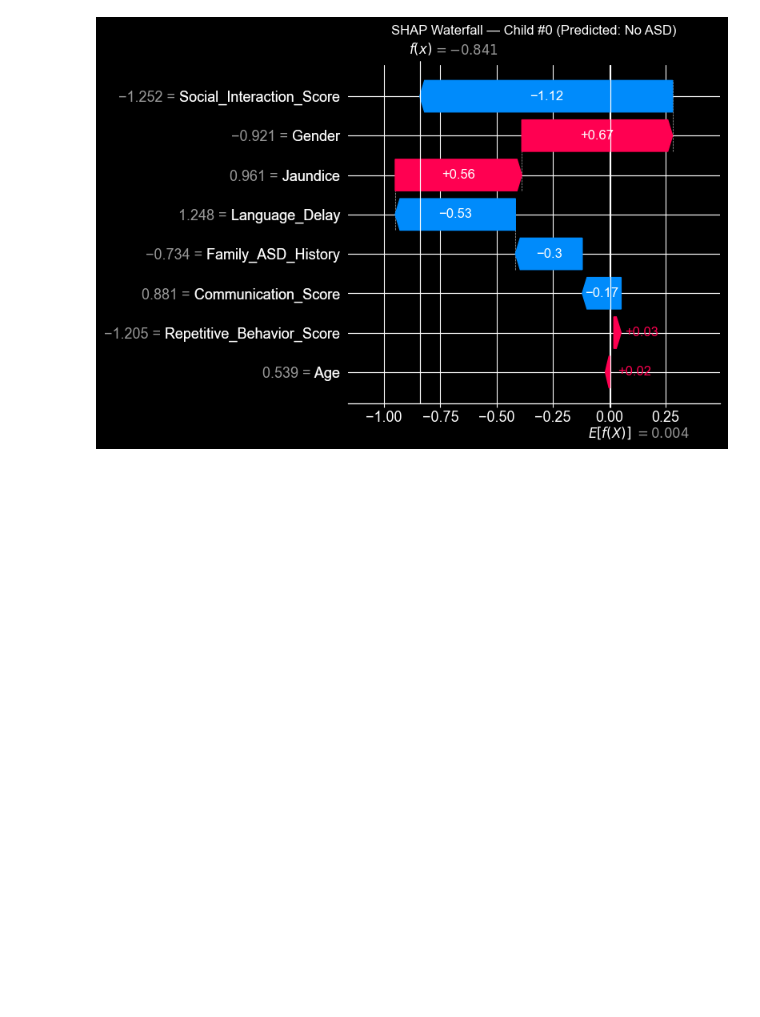
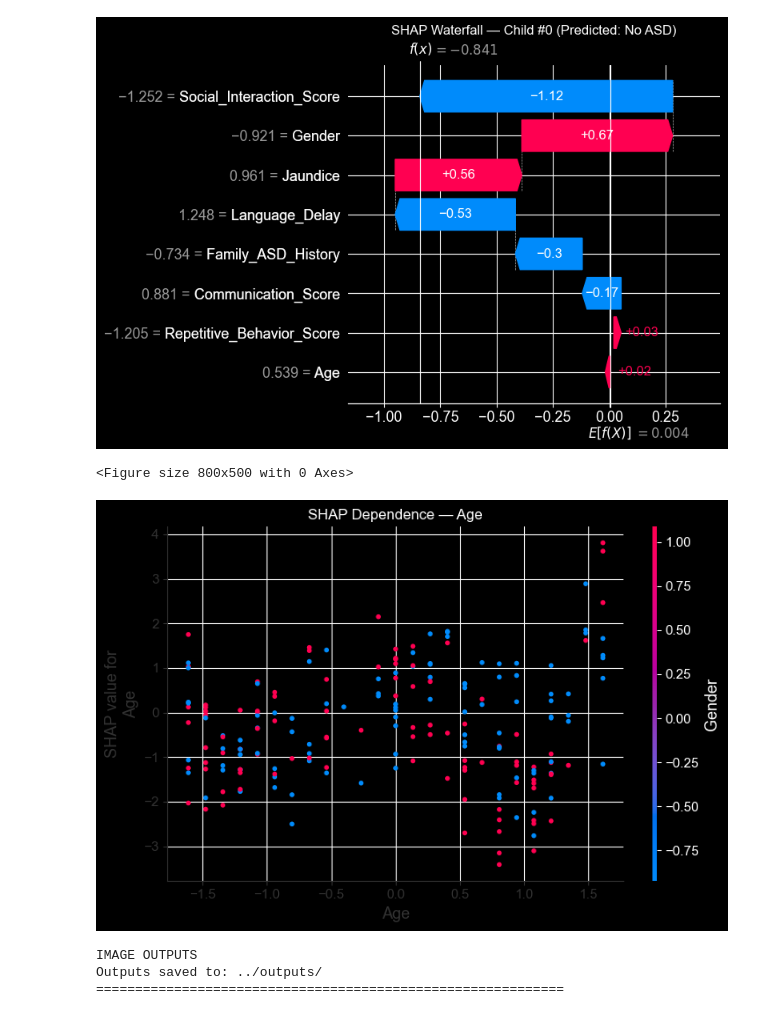
Before and after one commit to Doro256/ASD_PROJECT_ASD_Assignment2, a Jupyter notebook: src/asd_modeling.ipynb, the cells around one changed output. Saved outputs shown, nothing was run; the diff lists cells and outputs as text; code cells hidden in the pictures; blank space fills up the shorter version.

```diff
--- a/src/asd_modeling.ipynb
+++ b/src/asd_modeling.ipynb
@@ -330,3 +330,25 @@ plt.savefig("../outputs/shap_waterfall_noasd.png", dpi=150, bbox_inches='tight')
 plt.show()
 # %% [output]
 [figure]
+# %%
+# Dependence Plot
+top_feature = X_test.columns[
+    np.abs(shap_values.values).mean(axis=0).argmax()
+]
+plt.figure(figsize=(8, 5))
+shap.dependence_plot(top_feature, shap_values.values, X_test, show=False)
+plt.title(f"SHAP Dependence — {top_feature}")
+plt.tight_layout()
+plt.savefig("../outputs/shap_dependence.png", dpi=150, bbox_inches='tight')
+plt.show()
+
+print("\n")
+print("IMAGE OUTPUTS")
+print("Outputs saved to: ../outputs/")
+print("=" * 60)
+# %% [output]
+<Figure size 800x500 with 0 Axes>
+[figure, added]
+IMAGE OUTPUTS
+Outputs saved to: ../outputs/
+============================================================
```
Also changed, not shown: 2 other files.
